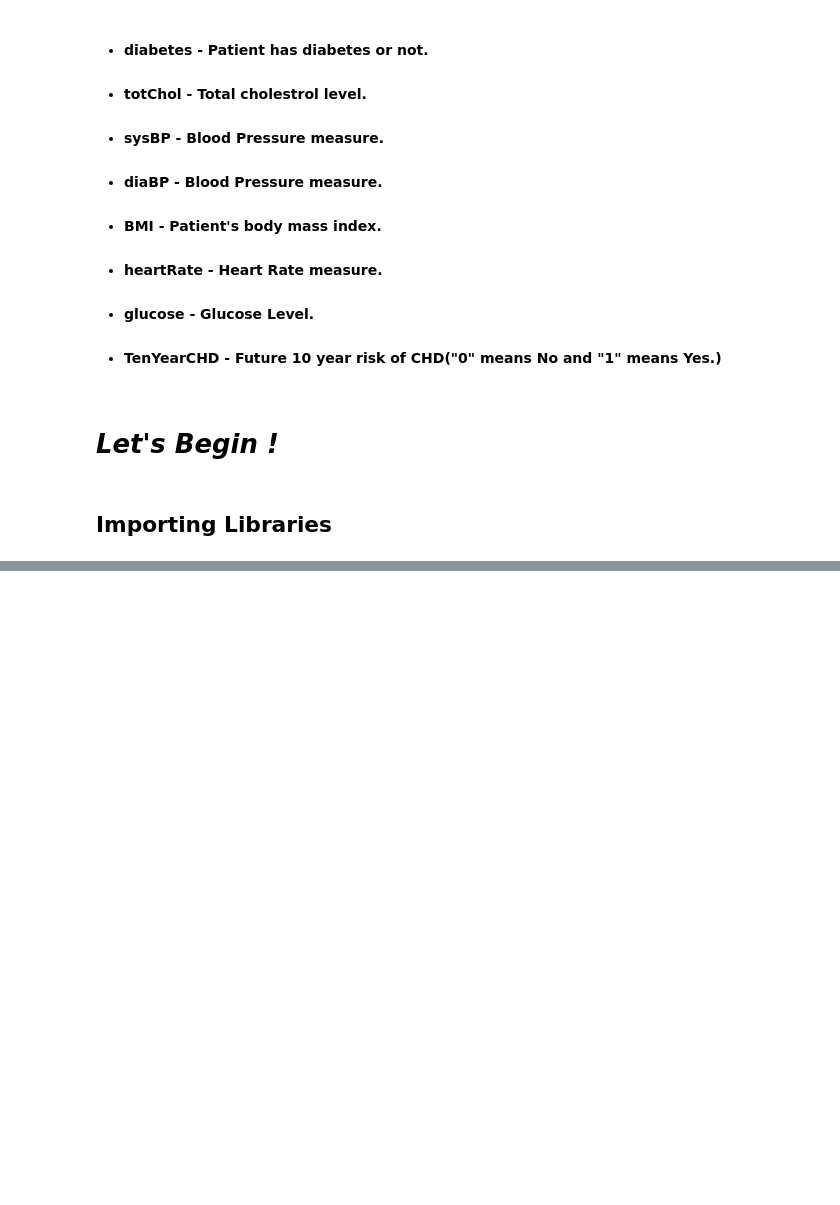
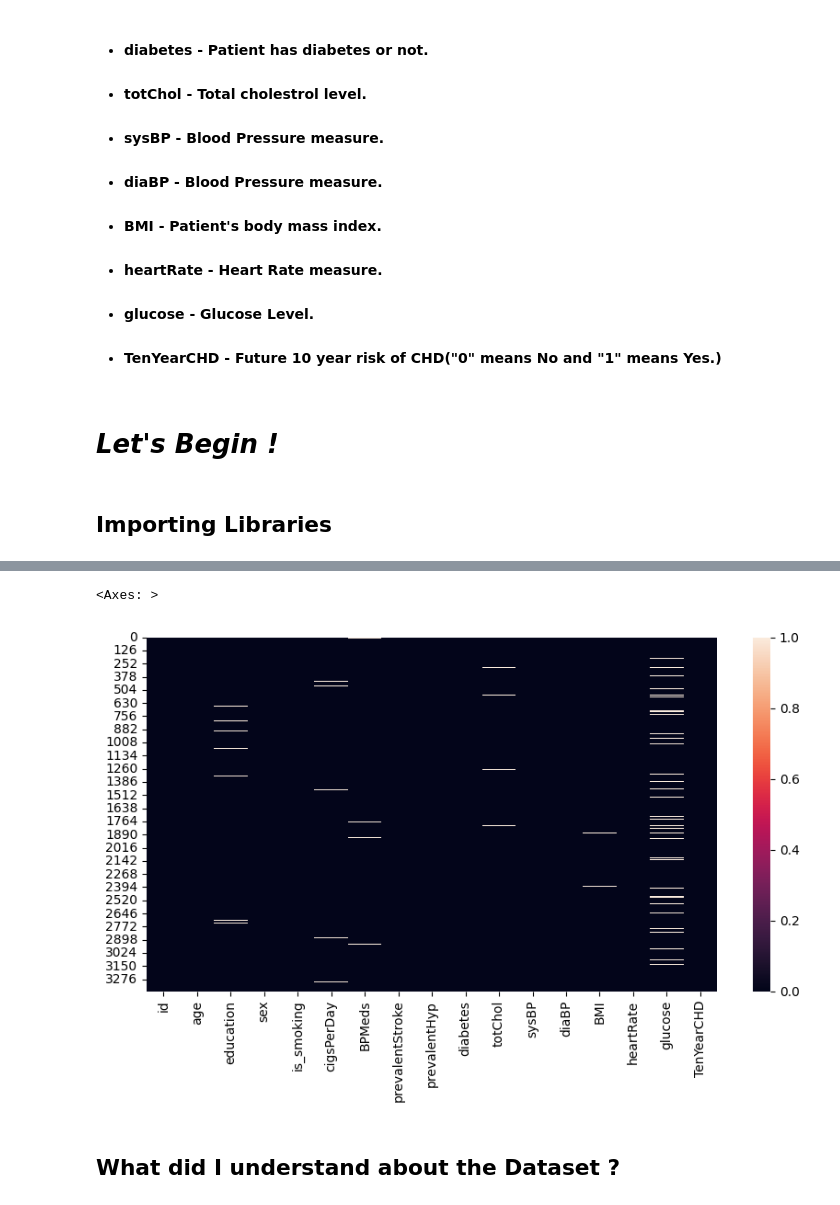
Before and after one commit to anasmalik081/Cardiovascular-Risk-Prediction-Capstone-Project, a Jupyter notebook: Individual_Notebook_Cardiovascular_Risk_Prediction_Capstone_Project.ipynb, the cells around one changed output, grey strips where cells are left out. Saved outputs shown, nothing was run; the diff lists cells and outputs as text; code cells hidden in the pictures; blank space fills up the shorter version.

Commit message:
Data Inspection Done Commit

```diff
--- a/Individual_Notebook_Cardiovascular_Risk_Prediction_Capstone_Project.ipynb
+++ b/Individual_Notebook_Cardiovascular_Risk_Prediction_Capstone_Project.ipynb
@@ -71,0 +80,4 @@ warnings.filterwarnings('ignore')
+# %%
+# Loading the dataset
+working_dir = '/content/drive/MyDrive/Almabetter/Capstone Projects/Cardiovascular Risk Prediction - Anas Malik/dat/'
+dataset = pd.read_csv(working_dir + 'data_cardiovascular_risk.csv')
@@ -71,0 +159,9 @@ warnings.filterwarnings('ignore')
+# %%
+# Visualizing the null values by plotting heatmap
+plt.figure(figsize=(10, 5))
+sns.heatmap(dataset.isnull())
+# %% [output]
+<Axes: >
+[figure, added]
+# %% [markdown]
+## What did I understand about the Dataset ?
```
Also changed, not shown: parts of 20 cells of this notebook.
